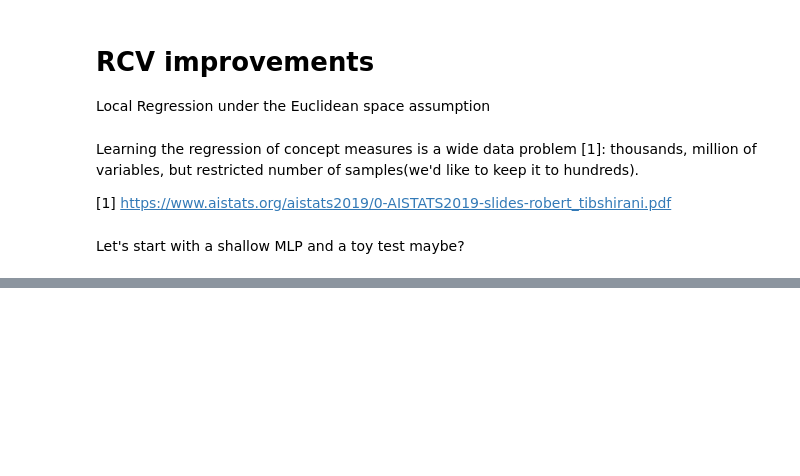
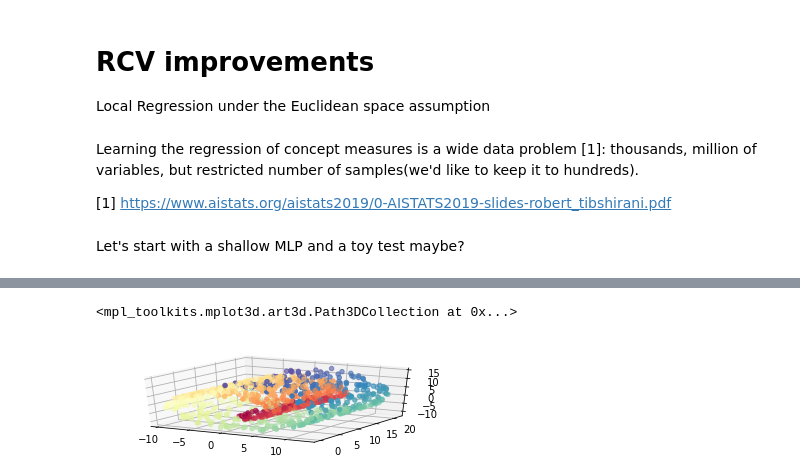
Before and after one commit to maragraziani/rcvtool, a Jupyter notebook: examples.ipynb, the cells around one changed output, grey strips where cells are left out. Drawn from its saved outputs; the diff is of its cells as text; code cells hidden in the pictures; blank space fills up the shorter version.

```diff
--- a/examples.ipynb
+++ b/examples.ipynb
@@ -77,0 +126,10 @@ Let's start with a shallow MLP and a toy test maybe?
+# %%
+# 1K datapoints
+toy_data, color = sklearn.datasets.make_swiss_roll(n_samples=1000, noise=0.0, random_state=0)
+fig = plt.figure()
+
+ax = fig.add_subplot(211, projection='3d')
+ax.scatter(toy_data[:, 0], toy_data[:, 1], toy_data[:, 2], c=color, cmap=plt.cm.Spectral)
+# %% [output]
+<mpl_toolkits.mplot3d.art3d.Path3DCollection at 0x...>
+[figure, added]
```
Also changed, not shown: parts of 13 cells of this notebook, 6 other files.
